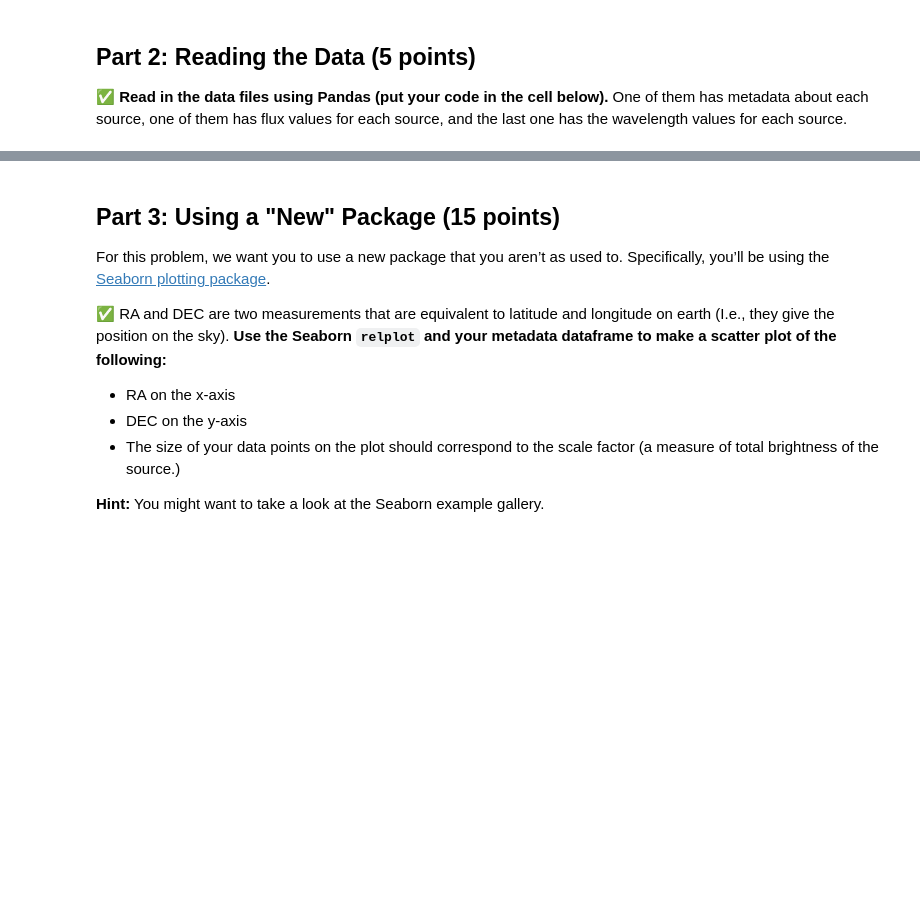
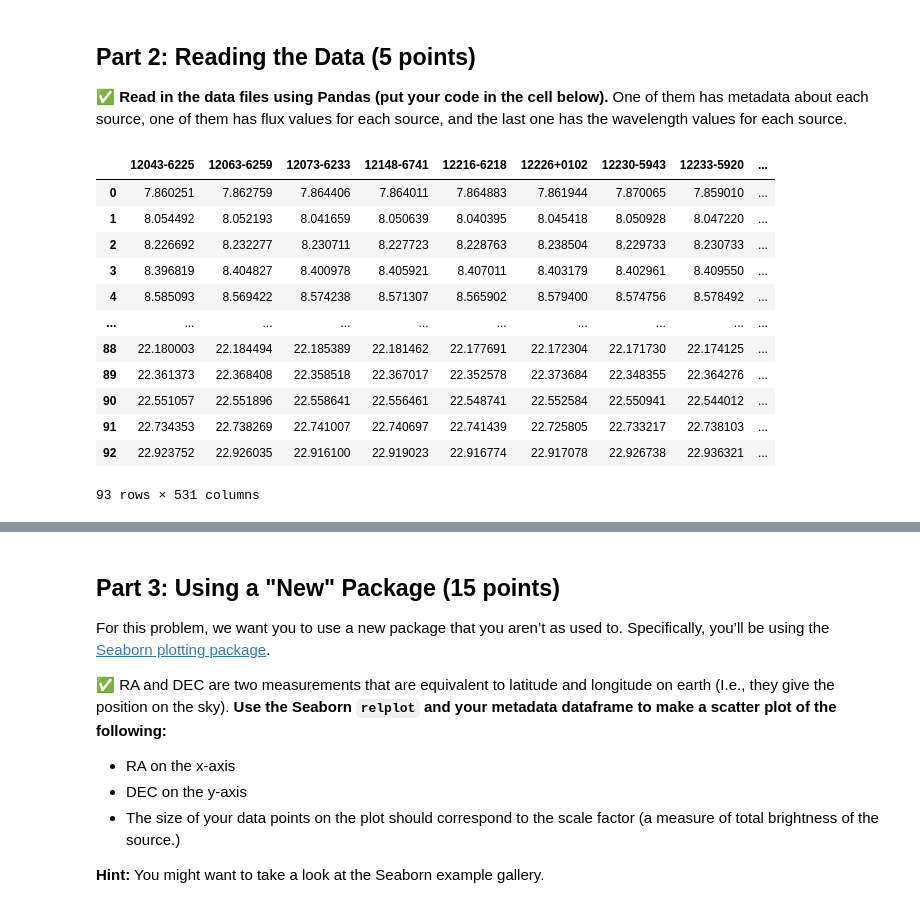
Before and after one commit to murra313/CMSE202-s23-turnin, a Jupyter notebook: midterm/CMSE202_Midterm_Sect02_STUDENT.ipynb, the cells around one changed output, grey strips where cells are left out. Drawn from its saved outputs; the diff is of its cells as text; code cells hidden in the pictures; blank space fills up the shorter version.

```diff
--- a/midterm/CMSE202_Midterm_Sect02_STUDENT.ipynb
+++ b/midterm/CMSE202_Midterm_Sect02_STUDENT.ipynb
@@ -59,4 +65,25 @@ First, let’s get our data files.
 
 &#9989; **Read in the data files using Pandas (put your code in the cell below).** One of them has metadata about each source, one of them has flux values for each source, and the last one has the wavelength values for each source.
 # %%
-#Write your code here
+import pandas as pd
+
+metadata = pd.read_csv('metadata.csv', delimiter = ',')
+
+flux_values = pd.read_csv('flux_values.csv', delimiter = ',')
+
+wavelength_values = pd.read_csv('wavelength_values.csv', delimiter = ',')
+wavelength_values
+# %% [output]
+|  | 12043-6225 | 12063-6259 | 12073-6233 | 12148-6741 | 12216-6218 | 12226+0102 | 12230-5943 | 12233-5920 | ... |
+| 0 | 7.860251 | 7.862759 | 7.864406 | 7.864011 | 7.864883 | 7.861944 | 7.870065 | 7.859010 | ... |
+| 1 | 8.054492 | 8.052193 | 8.041659 | 8.050639 | 8.040395 | 8.045418 | 8.050928 | 8.047220 | ... |
+| 2 | 8.226692 | 8.232277 | 8.230711 | 8.227723 | 8.228763 | 8.238504 | 8.229733 | 8.230733 | ... |
+| 3 | 8.396819 | 8.404827 | 8.400978 | 8.405921 | 8.407011 | 8.403179 | 8.402961 | 8.409550 | ... |
+| 4 | 8.585093 | 8.569422 | 8.574238 | 8.571307 | 8.565902 | 8.579400 | 8.574756 | 8.578492 | ... |
+| ... | ... | ... | ... | ... | ... | ... | ... | ... | ... |
+| 88 | 22.180003 | 22.184494 | 22.185389 | 22.181462 | 22.177691 | 22.172304 | 22.171730 | 22.174125 | ... |
+| 89 | 22.361373 | 22.368408 | 22.358518 | 22.367017 | 22.352578 | 22.373684 | 22.348355 | 22.364276 | ... |
+| 90 | 22.551057 | 22.551896 | 22.558641 | 22.556461 | 22.548741 | 22.552584 | 22.550941 | 22.544012 | ... |
+| 91 | 22.734353 | 22.738269 | 22.741007 | 22.740697 | 22.741439 | 22.725805 | 22.733217 | 22.738103 | ... |
+| 92 | 22.923752 | 22.926035 | 22.916100 | 22.919023 | 22.916774 | 22.917078 | 22.926738 | 22.936321 | ... |
+93 rows × 531 columns
```
Also changed, not shown: parts of 4 cells of this notebook.
